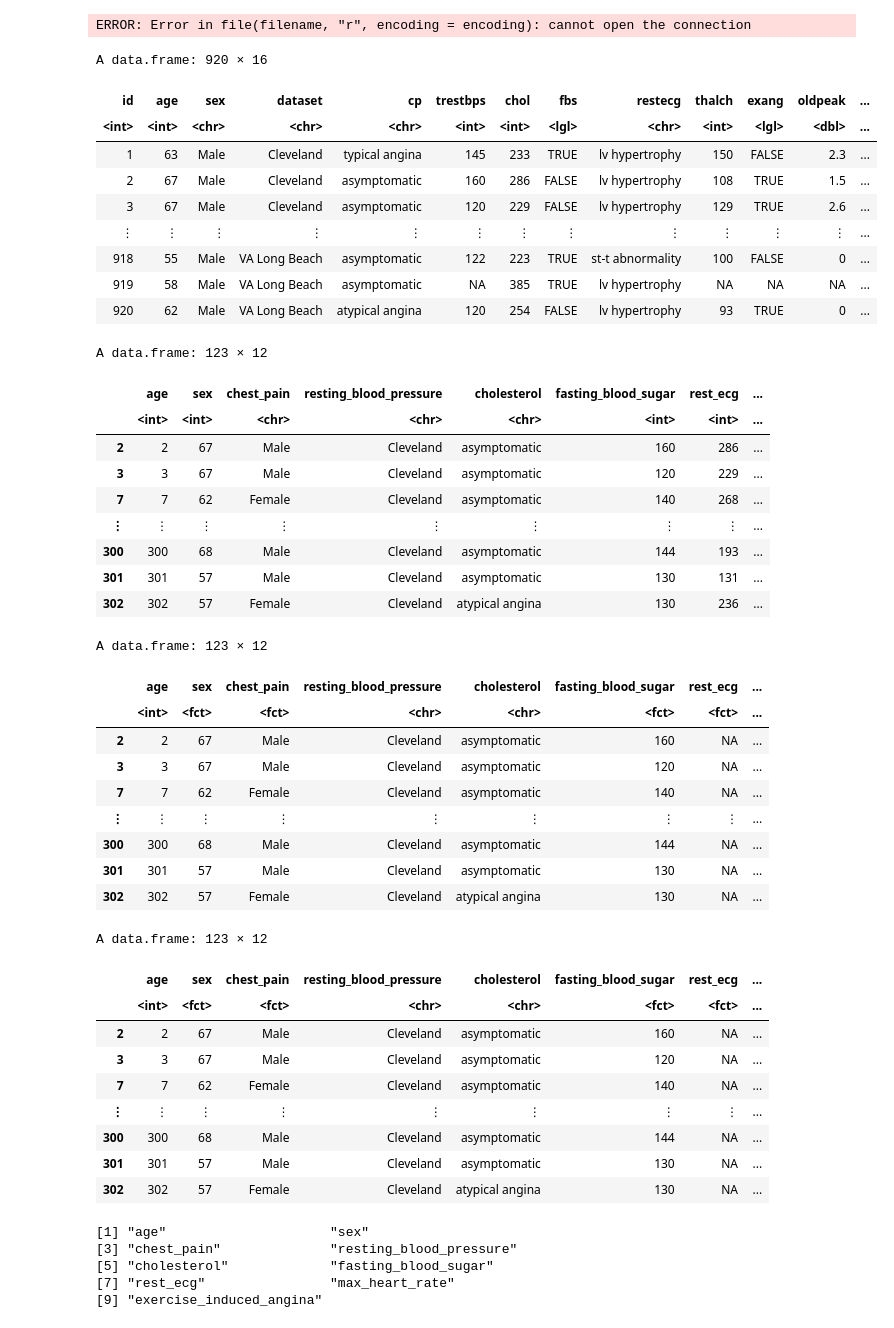
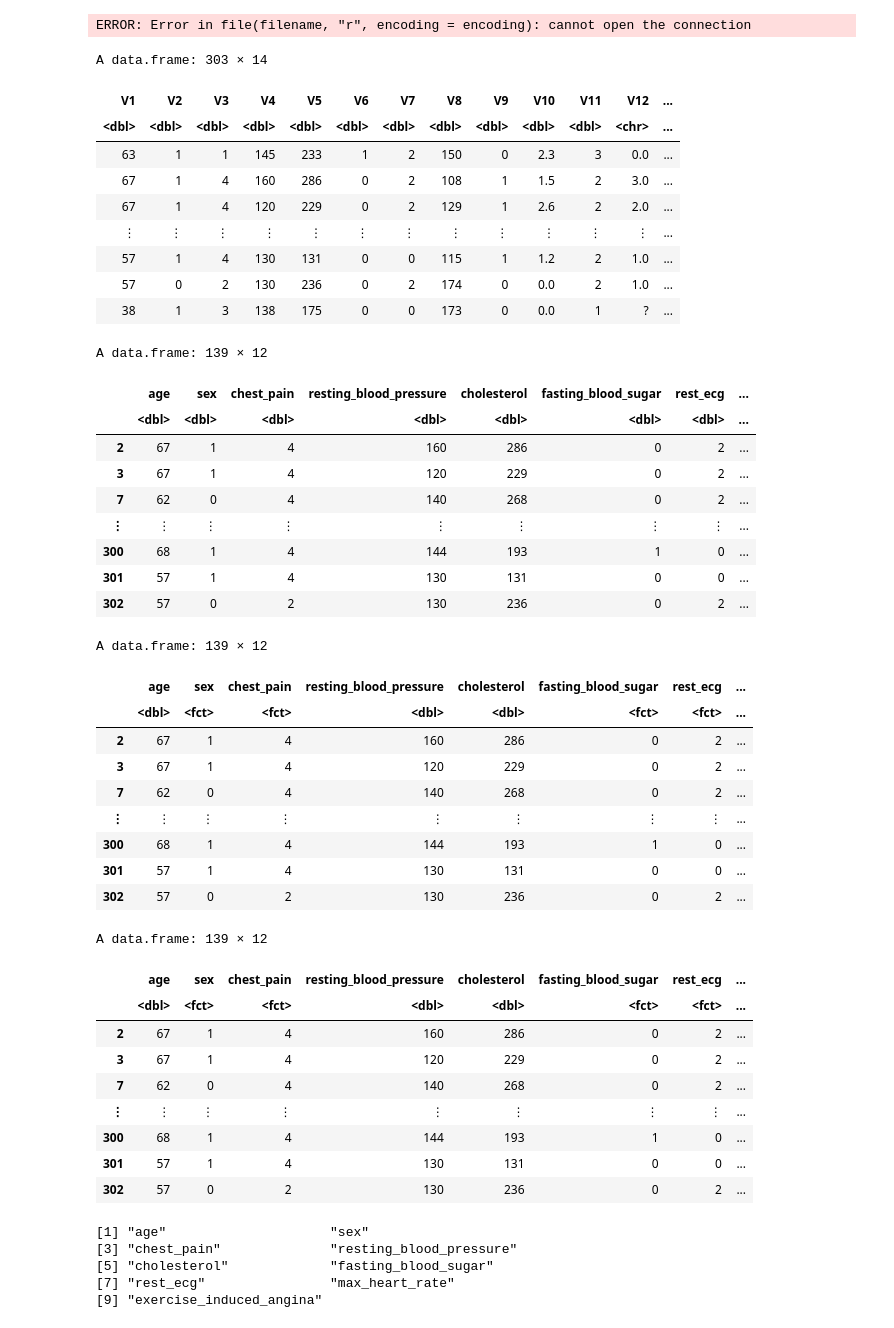
Before and after one commit to lovey155/Project-Proposal-Group-27, a Jupyter notebook: Final Report.ipynb, the cells around one changed output. Saved outputs shown, nothing was run; the diff lists cells and outputs as text; code cells hidden in the pictures.

```diff
--- a/Final Report.ipynb
+++ b/Final Report.ipynb
@@ -59,21 +59,20 @@ Warning message in file(filename, "r", encoding = encoding):
 “cannot open file 'tests.R': No such file or directory”
 ERROR: Error in file(filename, "r", encoding = encoding): cannot open the connection
 # %%
-#STEP 1
-#Demonstrate that the dataset can be read from the web into R
-heart_data <- read.csv("data/heart_disease_uci.csv")
+# Step 1: Demonstrate that the dataset can be read from the web into R
+heart_data <- read.csv("https://archive.ics.uci.edu/ml/machine-learning-databases/heart-disease/processed.cleveland.data", header = FALSE)
 heart_data
 # %% [output]
-A data.frame: 920 × 16
+A data.frame: 303 × 14
-| id | age | sex | dataset | cp | trestbps | chol | fbs | restecg | thalch | exang | oldpeak | ... |
-| <int> | <int> | <chr> | <chr> | <chr> | <int> | <int> | <lgl> | <chr> | <int> | <lgl> | <dbl> | ... |
-| 1 | 63 | Male | Cleveland | typical angina | 145 | 233 | TRUE | lv hypertrophy | 150 | FALSE | 2.3 | ... |
-| 2 | 67 | Male | Cleveland | asymptomatic | 160 | 286 | FALSE | lv hypertrophy | 108 | TRUE | 1.5 | ... |
-| 3 | 67 | Male | Cleveland | asymptomatic | 120 | 229 | FALSE | lv hypertrophy | 129 | TRUE | 2.6 | ... |
+| V1 | V2 | V3 | V4 | V5 | V6 | V7 | V8 | V9 | V10 | V11 | V12 | ... |
+| <dbl> | <dbl> | <dbl> | <dbl> | <dbl> | <dbl> | <dbl> | <dbl> | <dbl> | <dbl> | <dbl> | <chr> | ... |
+| 63 | 1 | 1 | 145 | 233 | 1 | 2 | 150 | 0 | 2.3 | 3 | 0.0 | ... |
+| 67 | 1 | 4 | 160 | 286 | 0 | 2 | 108 | 1 | 1.5 | 2 | 3.0 | ... |
+| 67 | 1 | 4 | 120 | 229 | 0 | 2 | 129 | 1 | 2.6 | 2 | 2.0 | ... |
 | ⋮ | ⋮ | ⋮ | ⋮ | ⋮ | ⋮ | ⋮ | ⋮ | ⋮ | ⋮ | ⋮ | ⋮ | ... |
-| 918 | 55 | Male | VA Long Beach | asymptomatic | 122 | 223 | TRUE | st-t abnormality | 100 | FALSE | 0 | ... |
-| 919 | 58 | Male | VA Long Beach | asymptomatic | NA | 385 | TRUE | lv hypertrophy | NA | NA | NA | ... |
-| 920 | 62 | Male | VA Long Beach | atypical angina | 120 | 254 | FALSE | lv hypertrophy | 93 | TRUE | 0 | ... |
+| 57 | 1 | 4 | 130 | 131 | 0 | 0 | 115 | 1 | 1.2 | 2 | 1.0 | ... |
+| 57 | 0 | 2 | 130 | 236 | 0 | 2 | 174 | 0 | 0.0 | 2 | 1.0 | ... |
+| 38 | 1 | 3 | 138 | 175 | 0 | 0 | 173 | 0 | 0.0 | 1 | ? | ... |
 # %%
 #STEP 2
 # Clean and wrangle your data into a tidy format
@@ -83,16 +82,16 @@ heart_data_clean <- heart_data[heart_data$diagnosis != 0, c("age", "sex", "chest
 heart_data_clean <- na.omit(heart_data_clean)
 heart_data_clean
 # %% [output]
-A data.frame: 123 × 12
+A data.frame: 139 × 12
 |  | age | sex | chest_pain | resting_blood_pressure | cholesterol | fasting_blood_sugar | rest_ecg | ... |
-|  | <int> | <int> | <chr> | <chr> | <chr> | <int> | <int> | ... |
-| 2 | 2 | 67 | Male | Cleveland | asymptomatic | 160 | 286 | ... |
-| 3 | 3 | 67 | Male | Cleveland | asymptomatic | 120 | 229 | ... |
-| 7 | 7 | 62 | Female | Cleveland | asymptomatic | 140 | 268 | ... |
+|  | <dbl> | <dbl> | <dbl> | <dbl> | <dbl> | <dbl> | <dbl> | ... |
+| 2 | 67 | 1 | 4 | 160 | 286 | 0 | 2 | ... |
+| 3 | 67 | 1 | 4 | 120 | 229 | 0 | 2 | ... |
+| 7 | 62 | 0 | 4 | 140 | 268 | 0 | 2 | ... |
 | ⋮ | ⋮ | ⋮ | ⋮ | ⋮ | ⋮ | ⋮ | ⋮ | ... |
-| 300 | 300 | 68 | Male | Cleveland | asymptomatic | 144 | 193 | ... |
-| 301 | 301 | 57 | Male | Cleveland | asymptomatic | 130 | 131 | ... |
-| 302 | 302 | 57 | Female | Cleveland | atypical angina | 130 | 236 | ... |
+| 300 | 68 | 1 | 4 | 144 | 193 | 1 | 0 | ... |
+| 301 | 57 | 1 | 4 | 130 | 131 | 0 | 0 | ... |
+| 302 | 57 | 0 | 2 | 130 | 236 | 0 | 2 | ... |
 # %%
 #STEP 3
 #Convert necessary columns to factors
@@ -106,32 +105,32 @@ heart_data_clean$thalassemia <- factor(heart_data_clean$thalassemia, levels = c(
 
 heart_data_clean
 # %% [output]
-A data.frame: 123 × 12
+A data.frame: 139 × 12
 |  | age | sex | chest_pain | resting_blood_pressure | cholesterol | fasting_blood_sugar | rest_ecg | ... |
-|  | <int> | <fct> | <fct> | <chr> | <chr> | <fct> | <fct> | ... |
-| 2 | 2 | 67 | Male | Cleveland | asymptomatic | 160 | NA | ... |
-| 3 | 3 | 67 | Male | Cleveland | asymptomatic | 120 | NA | ... |
-| 7 | 7 | 62 | Female | Cleveland | asymptomatic | 140 | NA | ... |
+|  | <dbl> | <fct> | <fct> | <dbl> | <dbl> | <fct> | <fct> | ... |
+| 2 | 67 | 1 | 4 | 160 | 286 | 0 | 2 | ... |
+| 3 | 67 | 1 | 4 | 120 | 229 | 0 | 2 | ... |
+| 7 | 62 | 0 | 4 | 140 | 268 | 0 | 2 | ... |
 | ⋮ | ⋮ | ⋮ | ⋮ | ⋮ | ⋮ | ⋮ | ⋮ | ... |
-| 300 | 300 | 68 | Male | Cleveland | asymptomatic | 144 | NA | ... |
-| 301 | 301 | 57 | Male | Cleveland | asymptomatic | 130 | NA | ... |
-| 302 | 302 | 57 | Female | Cleveland | atypical angina | 130 | NA | ... |
+| 300 | 68 | 1 | 4 | 144 | 193 | 1 | 0 | ... |
+| 301 | 57 | 1 | 4 | 130 | 131 | 0 | 0 | ... |
+| 302 | 57 | 0 | 2 | 130 | 236 | 0 | 2 | ... |
 # %%
 #STEP 4
 #Convert diagnosis to binary (0 or 1)
 heart_data_clean$diagnosis <- as.numeric(heart_data_clean$diagnosis > 1)
 heart_data_clean
 # %% [output]
-A data.frame: 123 × 12
+A data.frame: 139 × 12
 |  | age | sex | chest_pain | resting_blood_pressure | cholesterol | fasting_blood_sugar | rest_ecg | ... |
-|  | <int> | <fct> | <fct> | <chr> | <chr> | <fct> | <fct> | ... |
-| 2 | 2 | 67 | Male | Cleveland | asymptomatic | 160 | NA | ... |
-| 3 | 3 | 67 | Male | Cleveland | asymptomatic | 120 | NA | ... |
-| 7 | 7 | 62 | Female | Cleveland | asymptomatic | 140 | NA | ... |
+|  | <dbl> | <fct> | <fct> | <dbl> | <dbl> | <fct> | <fct> | ... |
+| 2 | 67 | 1 | 4 | 160 | 286 | 0 | 2 | ... |
+| 3 | 67 | 1 | 4 | 120 | 229 | 0 | 2 | ... |
+| 7 | 62 | 0 | 4 | 140 | 268 | 0 | 2 | ... |
 | ⋮ | ⋮ | ⋮ | ⋮ | ⋮ | ⋮ | ⋮ | ⋮ | ... |
-| 300 | 300 | 68 | Male | Cleveland | asymptomatic | 144 | NA | ... |
-| 301 | 301 | 57 | Male | Cleveland | asymptomatic | 130 | NA | ... |
-| 302 | 302 | 57 | Female | Cleveland | atypical angina | 130 | NA | ... |
+| 300 | 68 | 1 | 4 | 144 | 193 | 1 | 0 | ... |
+| 301 | 57 | 1 | 4 | 130 | 131 | 0 | 0 | ... |
+| 302 | 57 | 0 | 2 | 130 | 236 | 0 | 2 | ... |
 # %%
 #STEP 5
 #Select relevant columns as predictor variables
```
